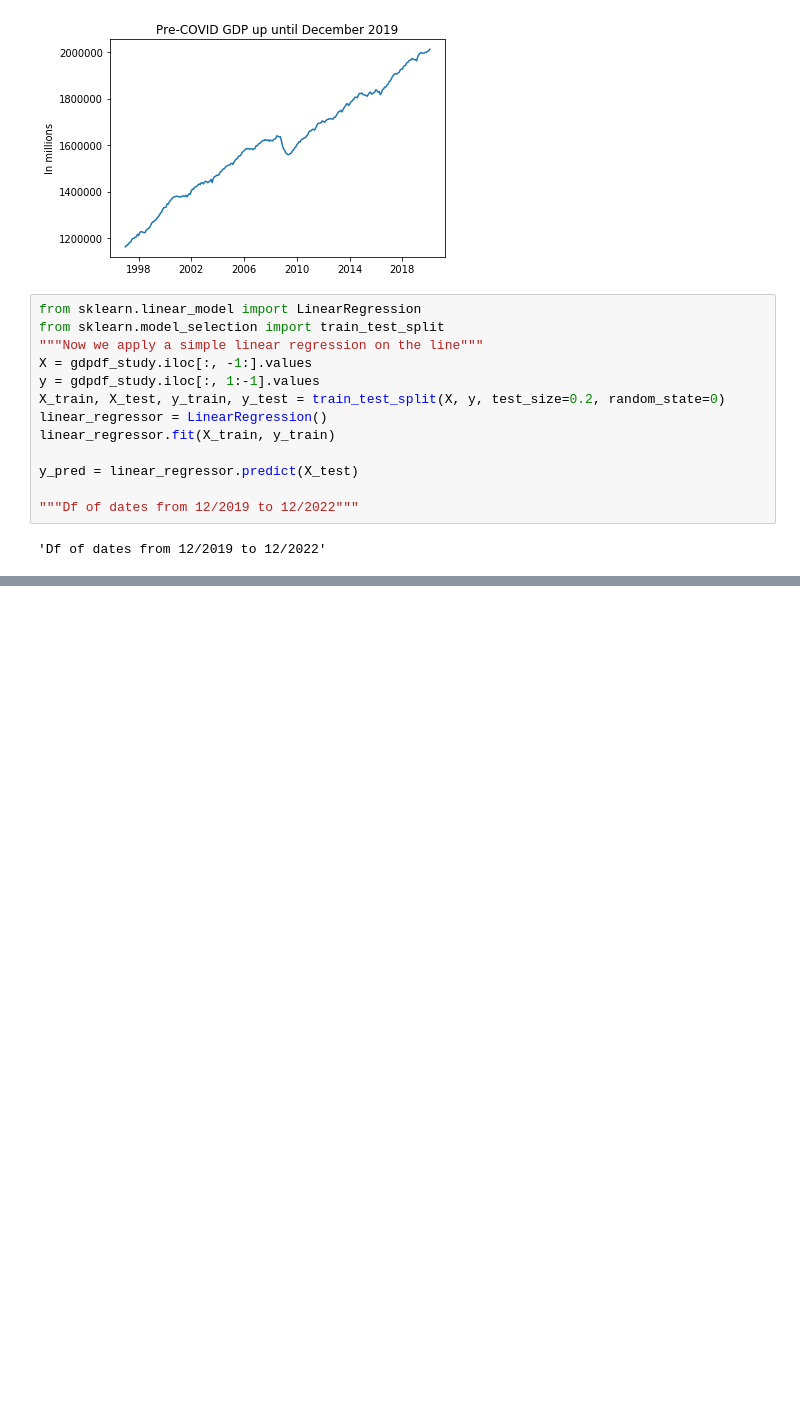
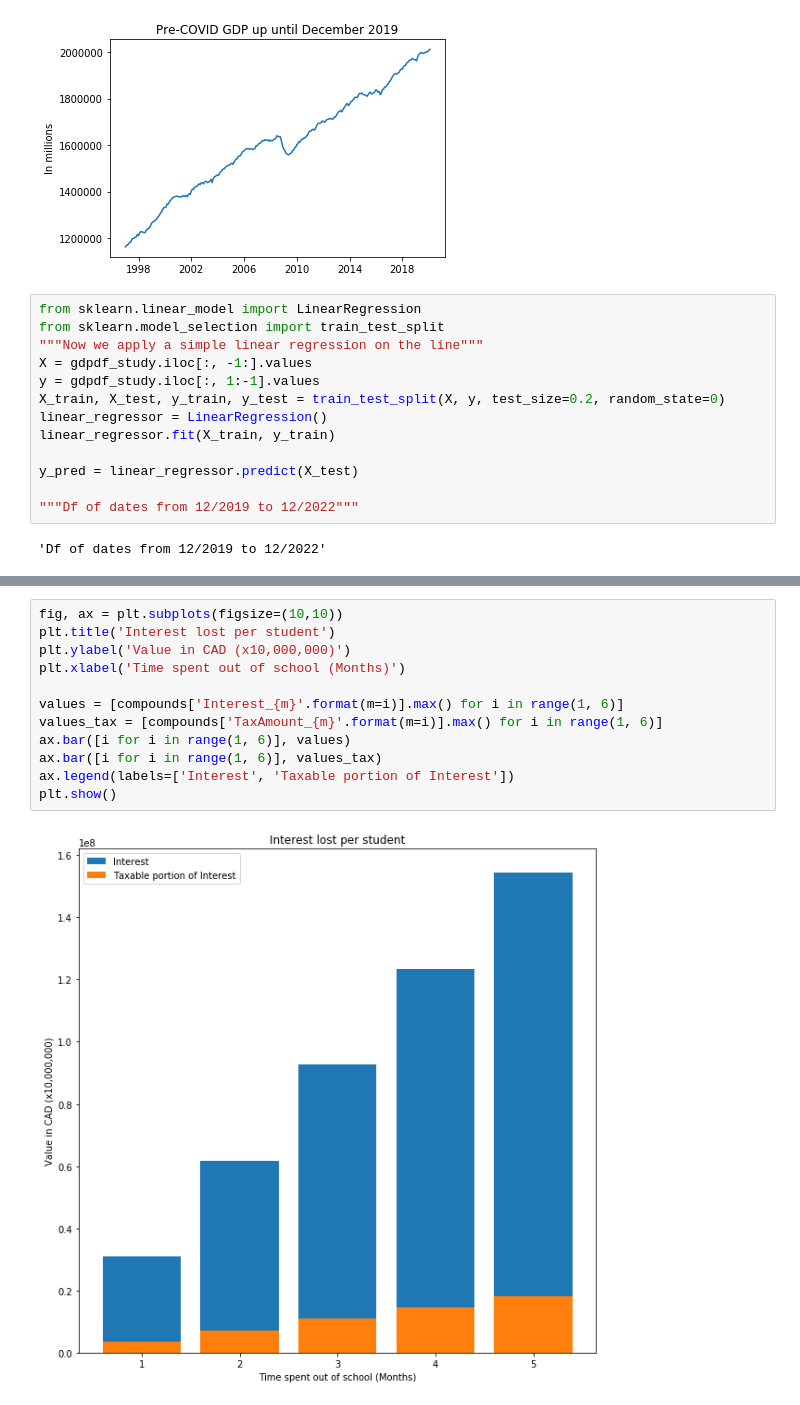
Before and after one commit to cb-ds-1/m2-6-project2, a Jupyter notebook: project2-jl.ipynb, the cells around one changed output, grey strips where cells are left out. Cells and saved outputs as stored; diff of their text form; blank space fills up the shorter version.

```diff
--- a/project2-jl.ipynb
+++ b/project2-jl.ipynb
@@ -126,0 +194,14 @@ plt.show()
+# %%
+fig, ax = plt.subplots(figsize=(10,10))
+plt.title('Interest lost per student')
+plt.ylabel('Value in CAD (x10,000,000)')
+plt.xlabel('Time spent out of school (Months)')
+
+values = [compounds['Interest_{m}'.format(m=i)].max() for i in range(1, 6)]
+values_tax = [compounds['TaxAmount_{m}'.format(m=i)].max() for i in range(1, 6)]
+ax.bar([i for i in range(1, 6)], values)
+ax.bar([i for i in range(1, 6)], values_tax)
+ax.legend(labels=['Interest', 'Taxable portion of Interest'])
+plt.show()
+# %% [output]
+[figure, added]
```
Also changed, not shown: parts of 6 cells of this notebook, 1 other file.
